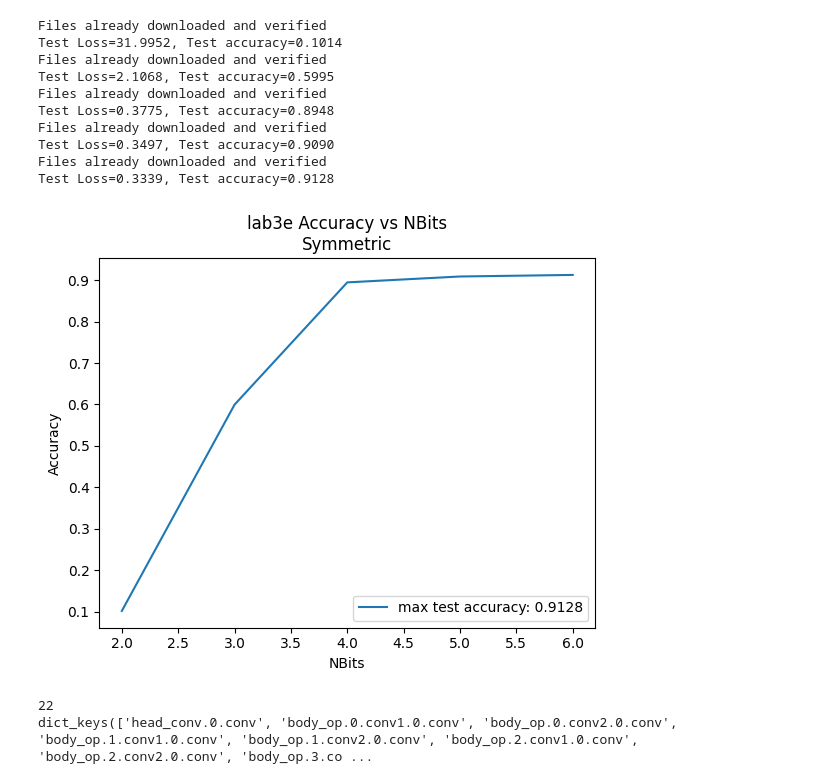
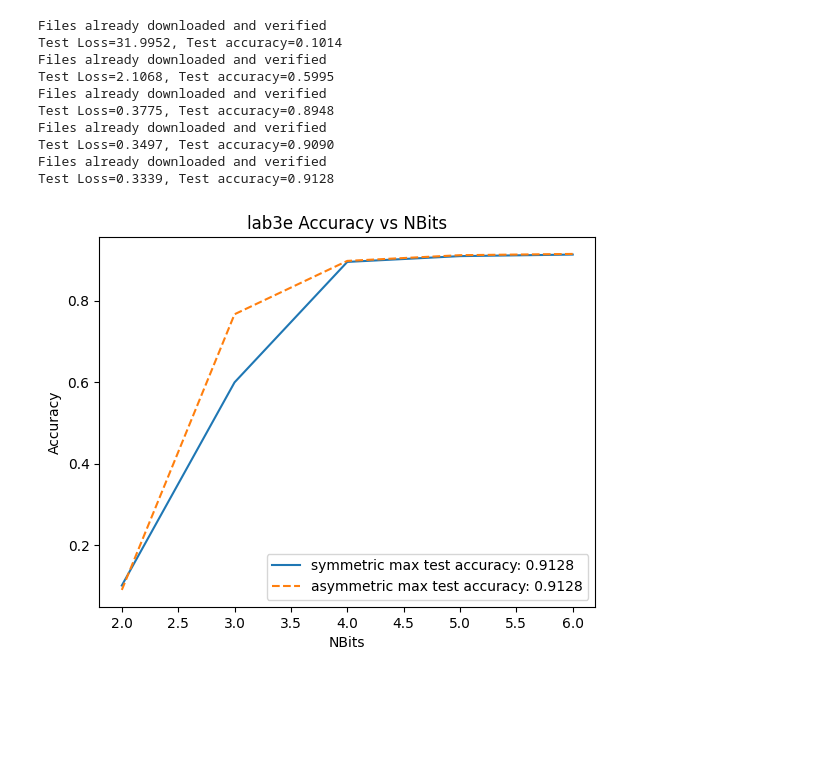
Before and after one commit to danyjabban/Representation_Learning, a Jupyter notebook: HW4/hw4.ipynb, the cells around one changed output. Saved outputs shown, nothing was run; the diff lists cells and outputs as text; code cells hidden in the pictures; blank space fills up the shorter version.

Commit message:
plots for 1e

```diff
--- a/HW4/hw4.ipynb
+++ b/HW4/hw4.ipynb
@@ -743,28 +743,13 @@ Test Loss=0.3339, Test accuracy=0.9128
 # %%
 fig, ax = plt.subplots(1, 1)
 xx = Nbits_arr_lab3e
-ax.plot(xx, test_acc_lab3e, label='max test accuracy: %g' % np.max(test_acc_lab3e))
+ax.plot(xx, test_acc_lab3e, label='symmetric max test accuracy: %g' % np.max(test_acc_lab3e))
+ax.plot(xx, test_acc_lab3b, '--', label='asymmetric max test accuracy: %g' % np.max(test_acc_lab3e))
 ax.set_xlabel('NBits')
 ax.set_ylabel('Accuracy')
-ax.set_title('lab3e Accuracy vs NBits\nSymmetric')
+ax.set_title('lab3e Accuracy vs NBits')
 ax.legend()
 
 plt.savefig('lab3e.pdf', dpi=500, bbox_inches='tight')
 # %% [output]
-[figure, old version]
+[figure, new version]
-# %%
-net = ResNetCIFAR(num_layers=20, Nbits=None, symmetric=False)  # symmetric
-net = net.to(device)
-net.load_state_dict(torch.load("pretrained_model.pt"))
-
-weights_dict = {}
-
-for name, module in net.named_modules():
-    if isinstance(module, nn.Conv2d) or isinstance(module, nn.Linear):
-        weights_dict[str(name)] = \
-            list((module.weight.cpu().detach().numpy()).flatten())
-print(len(weights_dict.keys()))
-print(weights_dict.keys())
-# %% [output]
-22
-dict_keys(['head_conv.0.conv', 'body_op.0.conv1.0.conv', 'body_op.0.conv2.0.conv', 'body_op.1.conv1.0.conv', 'body_op.1.conv2.0.conv', 'body_op.2.conv1.0.conv', 'body_op.2.conv2.0.conv', 'body_op.3.co ...
```
Also changed, not shown: parts of 3 cells of this notebook.
